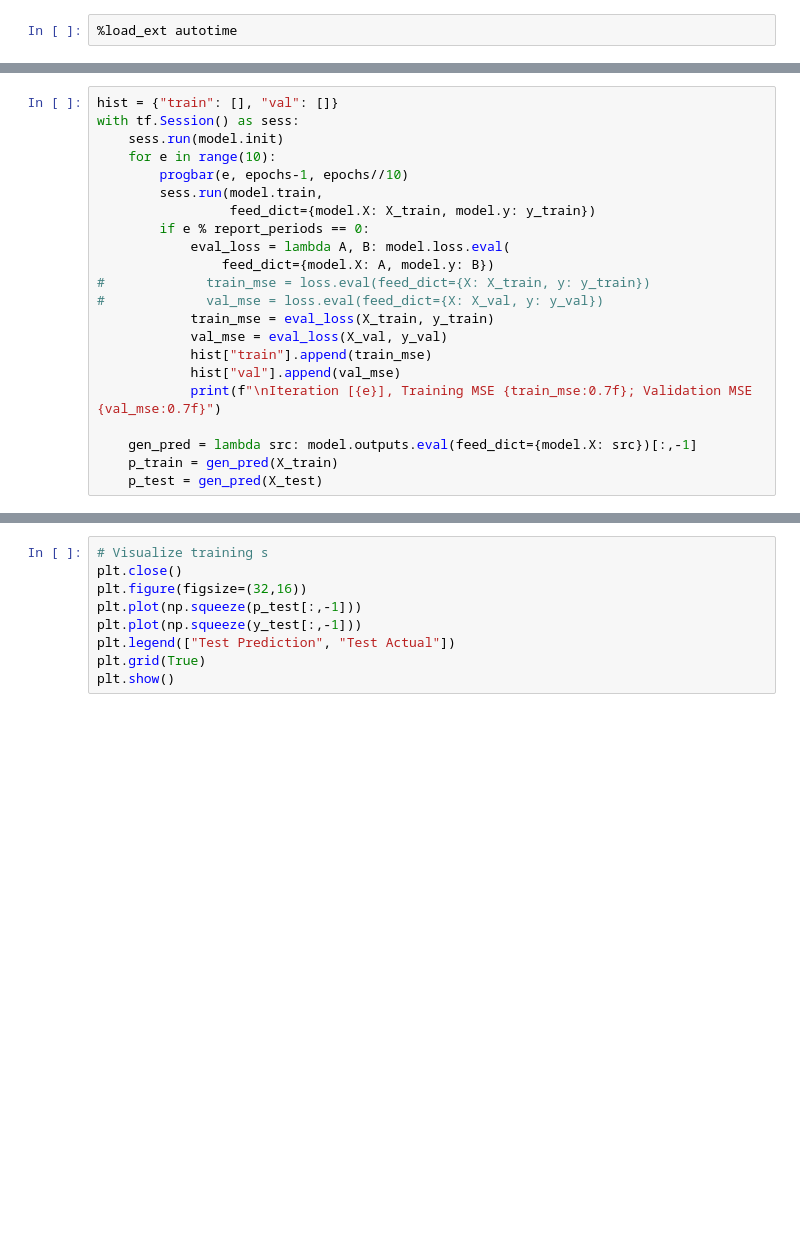
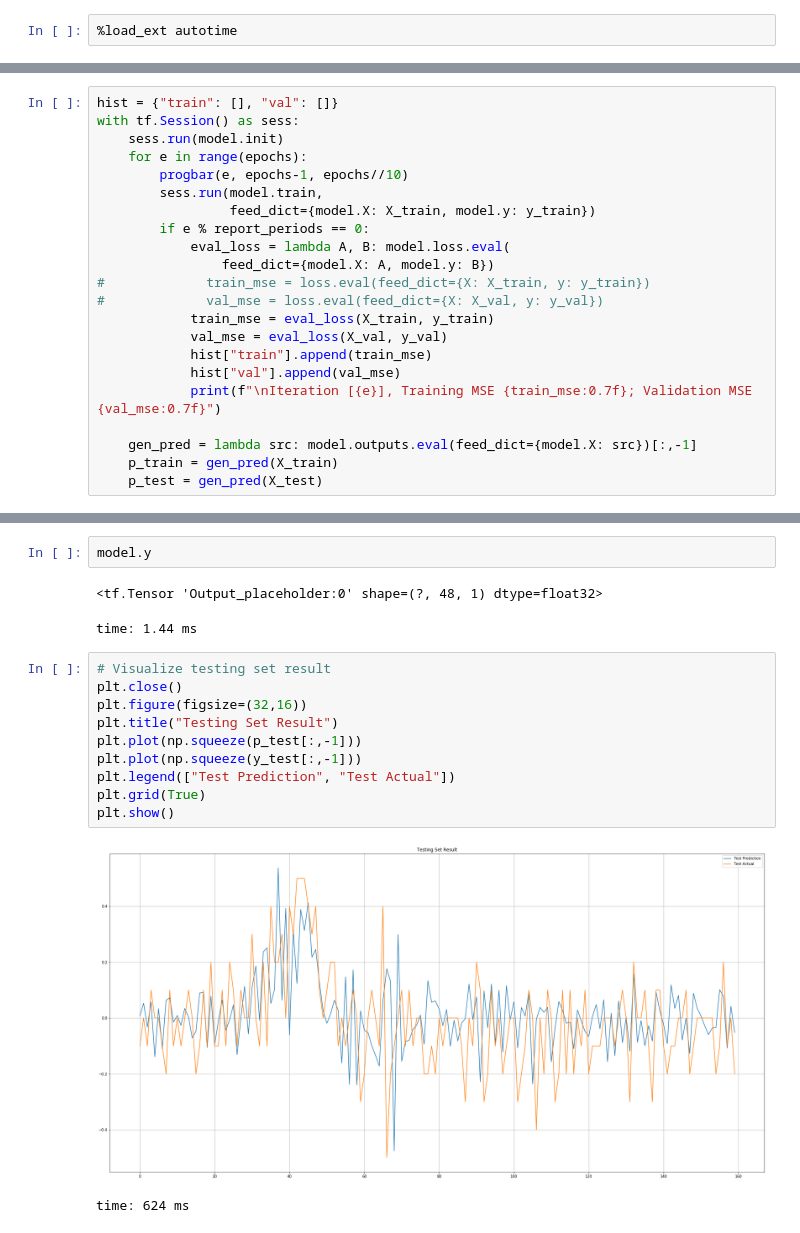
Before and after one commit to TianyuDu/AnnEconForecast, a Jupyter notebook: notebooks/baseline_rnn_exec.ipynb, the cells around one changed output, grey strips where cells are left out. Cells and saved outputs as stored; diff of their text form; blank space fills up the shorter version.

```diff
--- a/notebooks/baseline_rnn_exec.ipynb
+++ b/notebooks/baseline_rnn_exec.ipynb
@@ -207,7 +164,7 @@ time: 3.88 s
 hist = {"train": [], "val": []}
 with tf.Session() as sess:
     sess.run(model.init)
-    for e in range(10):
+    for e in range(epochs):
         progbar(e, epochs-1, epochs//10)
         sess.run(model.train,
                  feed_dict={model.X: X_train, model.y: y_train})
@@ -235,9 +203,18 @@ time: 978 ms
+# %%
+model.y
+# %% [output]
+<tf.Tensor 'Output_placeholder:0' shape=(?, 48, 1) dtype=float32>
+time: 1.44 ms
 # %%
-# Visualize training s
+# Visualize testing set result
 plt.close()
 plt.figure(figsize=(32,16))
+plt.title("Testing Set Result")
 plt.plot(np.squeeze(p_test[:,-1]))
 plt.plot(np.squeeze(y_test[:,-1]))
 plt.legend(["Test Prediction", "Test Actual"])
 plt.grid(True)
 plt.show()
+# %% [output]
+[figure, added]
+time: 624 ms
```
Also changed, not shown: parts of 18 cells of this notebook.
